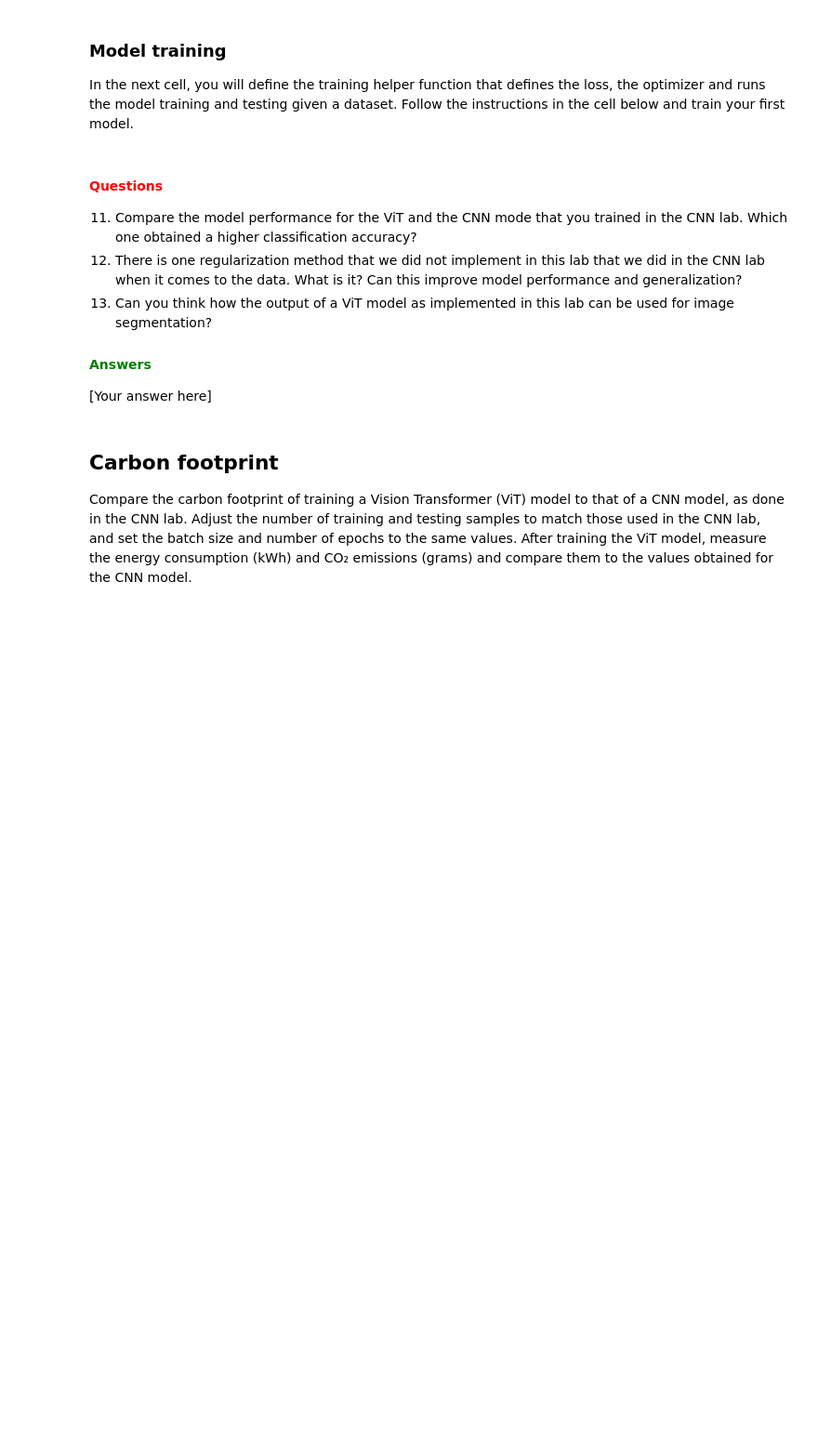
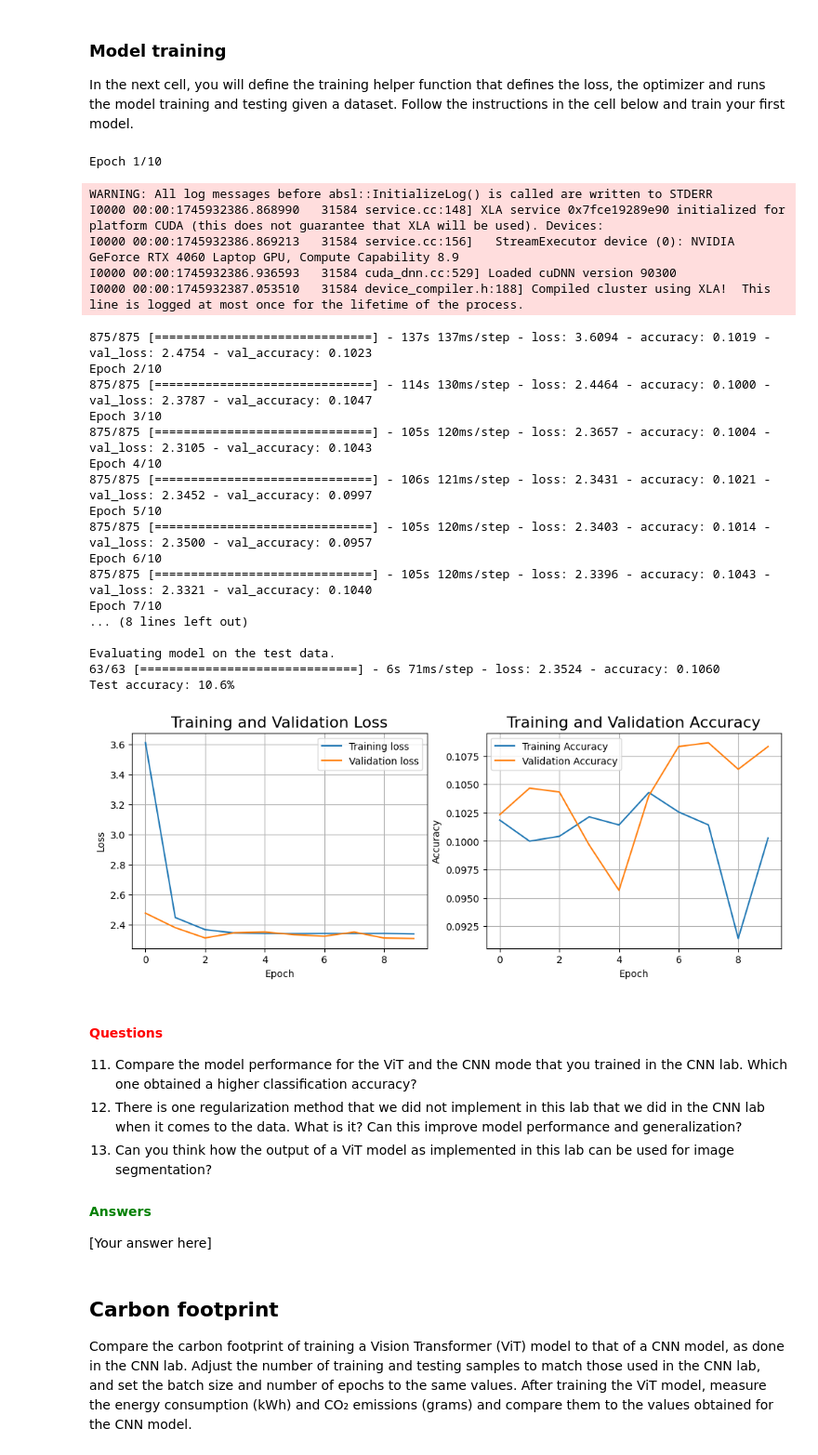
Before and after one commit to jakli758/dl_lab1, a Jupyter notebook: lab5/Vision_transformers.ipynb, the cells around one changed output. Shown at 93% size. Saved outputs shown, nothing was run; the diff lists cells and outputs as text; code cells hidden in the pictures; blank space fills up the shorter version.

Commit message:
implemented transformer, training with bad result

```diff
--- a/lab5/Vision_transformers.ipynb
+++ b/lab5/Vision_transformers.ipynb
@@ -369,7 +393,7 @@ from sklearn.model_selection import train_test_split
 # -----------------------------------------
 
 # split the original dataset into 70% Training and 30% Temp
-Xtrain, Xval, Ytrain, Yval = train_test_split(...)
+Xtrain, Xval, Ytrain, Yval = train_test_split(X, Y, test_size=0.3, stratify=Y)
 
 # Print the size of training data, validation data and test data
 
@@ -515,8 +564,8 @@ In the next cell, you will define the training helper function that defines the
 import tf_keras
 import tensorflow as tf
 
-from tf_keras.optimizers import ... # import the optimizer you want to use
-from tf_keras.losses import ... # import the loss function you want to use
+from tf_keras.optimizers import Adam # import the optimizer you want to use
+from tf_keras.losses import SparseCategoricalCrossentropy # import the loss function you want to use
 from tf_keras.metrics import SparseCategoricalAccuracy # keep these since we define the callback to use them
 
 from utilities import plot_classifier_training_history
@@ -555,10 +604,10 @@ def run_experiment(
     # --------------------------------------------
 
     # define the optimizer
-    optimizer = ...
+    optimizer = Adam(learning_rate=learning_rate)
 
     # define loss
-    loss = ...
+    loss = SparseCategoricalCrossentropy(from_logits=True)
 
     # ============================================
 
@@ -582,18 +631,18 @@ def run_experiment(
 
     # compile model
     model.compile(
-        optimizer=...,
-        loss=...,
-        metrics=...,
+        optimizer=optimizer,
+        loss=loss,
+        metrics=metrics,
     )
 
     # train model
     history = model.fit(
-        x=...,
-        y=...,
-        batch_size=...,
-        epochs=...,
-        validation_data=...,
+        x=training_data[0],
+        y=training_data[1],
+        batch_size=batch_size,
+        epochs=epochs,
+        validation_data=(validation_data),
         callbacks=[checkpoint_callback],
     )
 
@@ -611,21 +660,46 @@ def run_experiment(
 # %%
 # --------------------------------------------
 # === Your code here =========================
 # --------------------------------------------
 # Use the run_experiment function to train the model
 history = run_experiment(
-            model = ...,
-            training_data=(...),
-            validation_data=(...),
-            test_data=(...),
-            epochs=...,
-            batch_size=...,
-            learning_rate=...)
+            model = vit,
+            training_data=(Xtrain, Ytrain),
+            validation_data=(Xval, Yval),
+            test_data=(Xtest, Ytest),
+            epochs=10,
+            batch_size=8,
+            learning_rate=0.001)
 
 # ============================================
 
 # plot the training history
 plot_classifier_training_history(history)
+# %% [output]
+Epoch 1/10
+WARNING: All log messages before absl::InitializeLog() is called are written to STDERR
+I0000 00:00:1745932386.868990   31584 service.cc:148] XLA service 0x7fce19289e90 initialized for platform CUDA (this does not guarantee that XLA will be used). Devices:
+I0000 00:00:1745932386.869213   31584 service.cc:156]   StreamExecutor device (0): NVIDIA GeForce RTX 4060 Laptop GPU, Compute Capability 8.9
+I0000 00:00:1745932386.936593   31584 cuda_dnn.cc:529] Loaded cuDNN version 90300
+I0000 00:00:1745932387.053510   31584 device_compiler.h:188] Compiled cluster using XLA!  This line is logged at most once for the lifetime of the process.
+875/875 [==============================] - 137s 137ms/step - loss: 3.6094 - accuracy: 0.1019 - val_loss: 2.4754 - val_accuracy: 0.1023
+Epoch 2/10
+875/875 [==============================] - 114s 130ms/step - loss: 2.4464 - accuracy: 0.1000 - val_loss: 2.3787 - val_accuracy: 0.1047
+Epoch 3/10
+875/875 [==============================] - 105s 120ms/step - loss: 2.3657 - accuracy: 0.1004 - val_loss: 2.3105 - val_accuracy: 0.1043
+Epoch 4/10
+875/875 [==============================] - 106s 121ms/step - loss: 2.3431 - accuracy: 0.1021 - val_loss: 2.3452 - val_accuracy: 0.0997
+Epoch 5/10
+875/875 [==============================] - 105s 120ms/step - loss: 2.3403 - accuracy: 0.1014 - val_loss: 2.3500 - val_accuracy: 0.0957
+Epoch 6/10
+875/875 [==============================] - 105s 120ms/step - loss: 2.3396 - accuracy: 0.1043 - val_loss: 2.3321 - val_accuracy: 0.1040
+Epoch 7/10
+... (8 lines left out)
+
+Evaluating model on the test data.
+63/63 [==============================] - 6s 71ms/step - loss: 2.3524 - accuracy: 0.1060
+Test accuracy: 10.6%
+[figure, added]
 # %% [markdown]
 #### **<span style="color:red">Questions</span>**
 11. Compare the model performance for the ViT and the CNN mode that you trained in the CNN lab. Which one obtained a higher classification accuracy?
```
Also changed, not shown: parts of 11 cells of this notebook, 3 other files.
